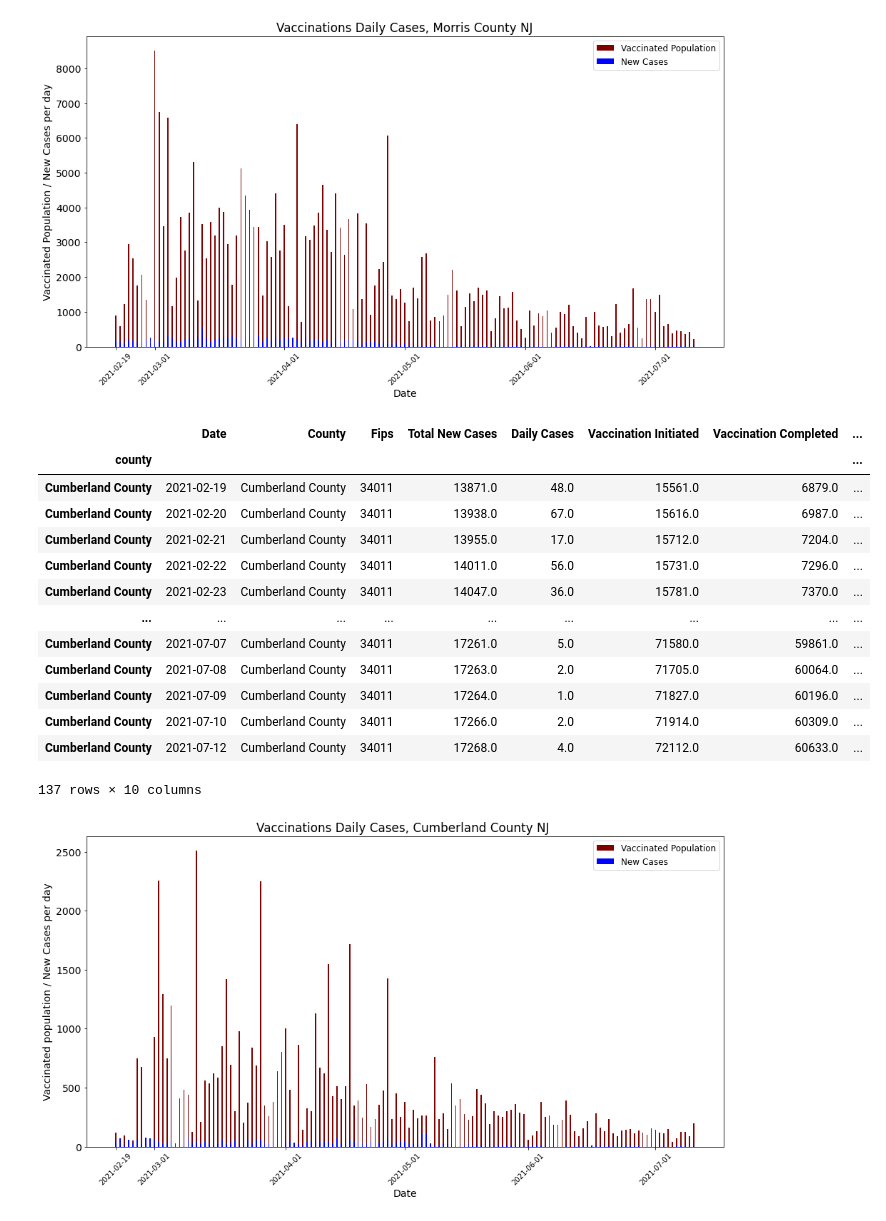
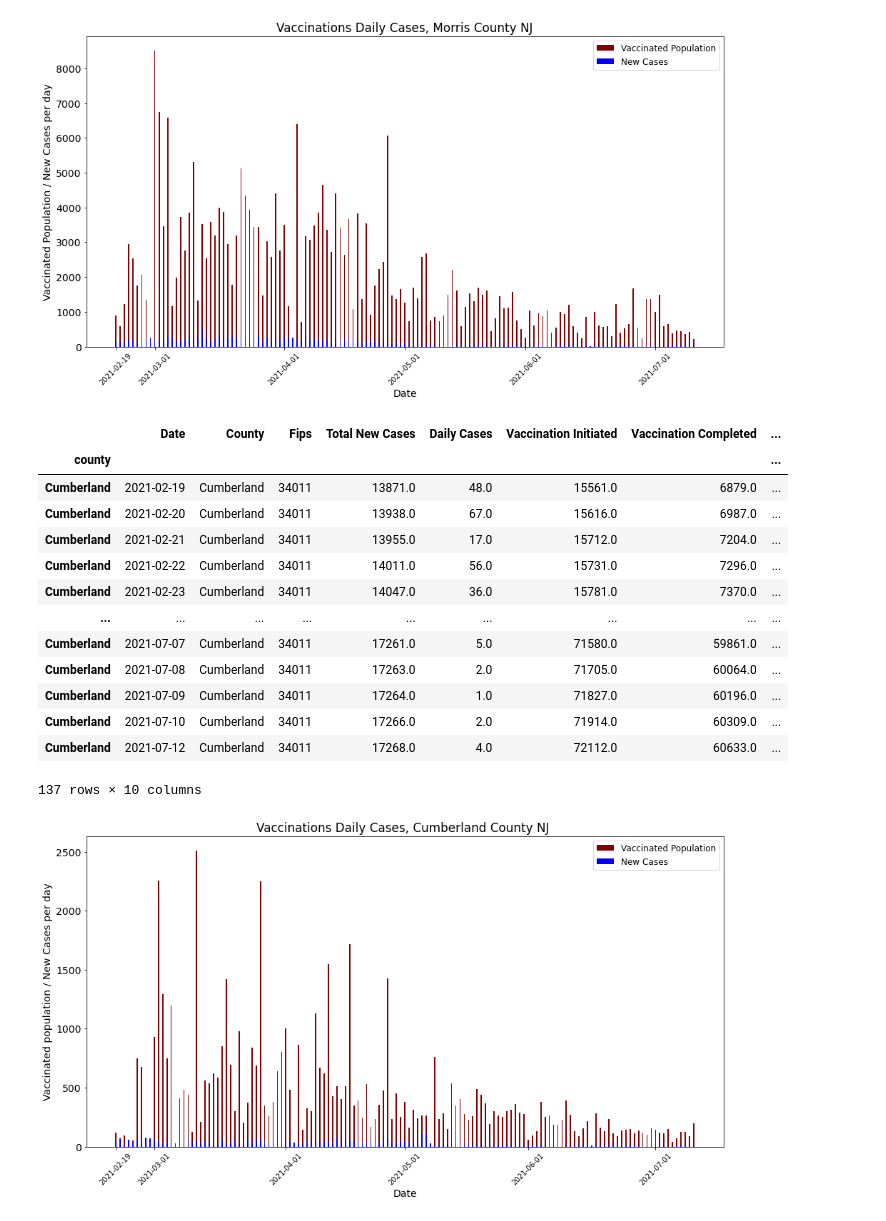
Before and after one commit to melissadiep94/covid19-project, a Jupyter notebook: Vaccination/State_NJ_Covid_time.ipynb, the cells around one changed output. Cells and saved outputs as stored; diff of their text form; code cells hidden in the pictures.

```diff
--- a/Vaccination/State_NJ_Covid_time.ipynb
+++ b/Vaccination/State_NJ_Covid_time.ipynb
@@ -15,12 +15,14 @@ len(d_state_covid)
 11319
 # %%
 #getting columns needed for vaccination data
+d_state_covid['county'] = d_state_covid['county'].str[:-7]
 d_state_covid_conv_df=d_state_covid[['date','county','fips','actuals.cases','actuals.deaths','actuals.newCases',
          'actuals.vaccinationsInitiated','actuals.vaccinationsCompleted',
          'actuals.vaccinesAdministered','actuals.newDeaths']]
 clean_vaccine_df =d_state_covid_conv_df.dropna(subset=['actuals.cases','actuals.deaths','actuals.newCases',
                                                     'actuals.vaccinationsInitiated','actuals.vaccinationsCompleted',
                                                     'actuals.vaccinesAdministered','actuals.newDeaths'])
+
 clean_vaccine_df.head()
 #clean_vaccine_df.dtypes
 #len(clean_vaccine_df)
@@ -224,22 +206,22 @@ plt.show()
 # %% [output]
 [figure]
 # %%
-county_y=nc_vaccine_df .loc[nc_vaccine_df ['County'] == "Cumberland County"]
+county_y=nc_vaccine_df .loc[nc_vaccine_df ['County'] == "Cumberland"]
 county_y
 # %% [output]
 |  | Date | County | Fips | Total New Cases | Daily Cases | Vaccination Initiated | Vaccination Completed | ... |
 | county |  |  |  |  |  |  |  | ... |
-| Cumberland County | 2021-02-19 | Cumberland County | 34011 | 13871.0 | 48.0 | 15561.0 | 6879.0 | ... |
-| Cumberland County | 2021-02-20 | Cumberland County | 34011 | 13938.0 | 67.0 | 15616.0 | 6987.0 | ... |
-| Cumberland County | 2021-02-21 | Cumberland County | 34011 | 13955.0 | 17.0 | 15712.0 | 7204.0 | ... |
-| Cumberland County | 2021-02-22 | Cumberland County | 34011 | 14011.0 | 56.0 | 15731.0 | 7296.0 | ... |
-| Cumberland County | 2021-02-23 | Cumberland County | 34011 | 14047.0 | 36.0 | 15781.0 | 7370.0 | ... |
+| Cumberland | 2021-02-19 | Cumberland | 34011 | 13871.0 | 48.0 | 15561.0 | 6879.0 | ... |
+| Cumberland | 2021-02-20 | Cumberland | 34011 | 13938.0 | 67.0 | 15616.0 | 6987.0 | ... |
+| Cumberland | 2021-02-21 | Cumberland | 34011 | 13955.0 | 17.0 | 15712.0 | 7204.0 | ... |
+| Cumberland | 2021-02-22 | Cumberland | 34011 | 14011.0 | 56.0 | 15731.0 | 7296.0 | ... |
+| Cumberland | 2021-02-23 | Cumberland | 34011 | 14047.0 | 36.0 | 15781.0 | 7370.0 | ... |
 | ... | ... | ... | ... | ... | ... | ... | ... | ... |
-| Cumberland County | 2021-07-07 | Cumberland County | 34011 | 17261.0 | 5.0 | 71580.0 | 59861.0 | ... |
-| Cumberland County | 2021-07-08 | Cumberland County | 34011 | 17263.0 | 2.0 | 71705.0 | 60064.0 | ... |
-| Cumberland County | 2021-07-09 | Cumberland County | 34011 | 17264.0 | 1.0 | 71827.0 | 60196.0 | ... |
-| Cumberland County | 2021-07-10 | Cumberland County | 34011 | 17266.0 | 2.0 | 71914.0 | 60309.0 | ... |
-| Cumberland County | 2021-07-12 | Cumberland County | 34011 | 17268.0 | 4.0 | 72112.0 | 60633.0 | ... |
+| Cumberland | 2021-07-07 | Cumberland | 34011 | 17261.0 | 5.0 | 71580.0 | 59861.0 | ... |
+| Cumberland | 2021-07-08 | Cumberland | 34011 | 17263.0 | 2.0 | 71705.0 | 60064.0 | ... |
+| Cumberland | 2021-07-09 | Cumberland | 34011 | 17264.0 | 1.0 | 71827.0 | 60196.0 | ... |
+| Cumberland | 2021-07-10 | Cumberland | 34011 | 17266.0 | 2.0 | 71914.0 | 60309.0 | ... |
+| Cumberland | 2021-07-12 | Cumberland | 34011 | 17268.0 | 4.0 | 72112.0 | 60633.0 | ... |
 137 rows × 10 columns
 # %%
 x_axis = county_y["Date"]
```
Also changed, not shown: parts of 10 cells of this notebook, 1 other file.
